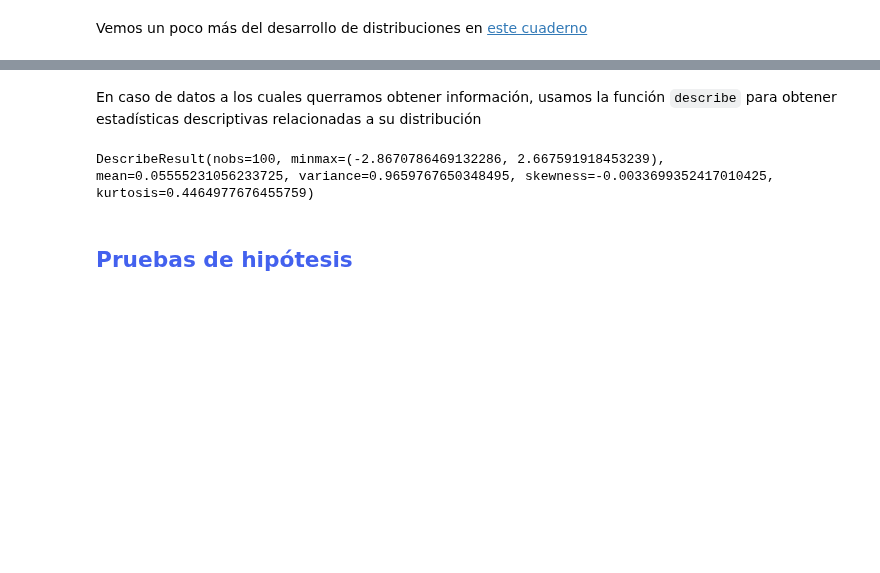
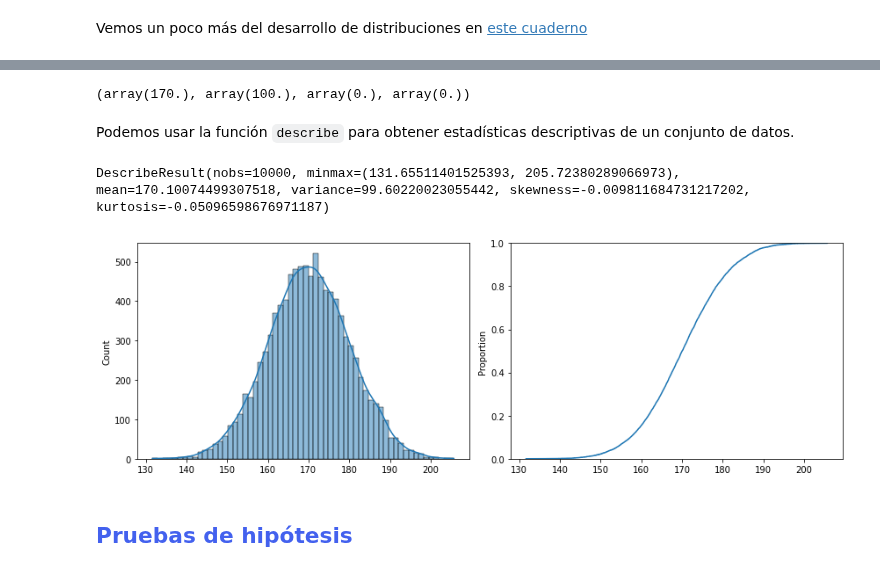
Before and after one commit to AprendizajeProfundo/diplomado-ciencia-de-datos, a Jupyter notebook: Matematicas-Estadistica/Cuadernos/Taller_scipy.ipynb, the cells around one changed output, grey strips where cells are left out. Saved outputs shown, nothing was run; the diff lists cells and outputs as text; code cells hidden in the pictures; blank space fills up the shorter version.

Commit message:
modificaciones a cuaderno scipy

```diff
--- a/Matematicas-Estadistica/Cuadernos/Taller_scipy.ipynb
+++ b/Matematicas-Estadistica/Cuadernos/Taller_scipy.ipynb
@@ -188,16 +217,34 @@ Vemos un poco más del desarrollo de distribuciones en [este cuaderno](Taller_di
+# %%
+# X1: Variable aleatoria Normal de media 170 y desviación estándar 10
+X1 = norm(loc=170, scale=10)
+# Medidas de la variable aleatoria (medidas poblacionales o teóricas)
+print(X1.stats(moments = 'mvsk'))
+# %% [output]
+(array(170.), array(100.), array(0.), array(0.))
+# %%
+from numpy.random import default_rng
+# Semilla para el mecanismo de generación de valores aleatorios
+rng = default_rng(20230811)
+# Generación de unos datos simulados provenientes de la anterior variable aleatoria
+datos = X1.rvs(size=10000, random_state=rng)
 # %% [markdown]
-En caso de datos a los cuales querramos obtener información, usamos la función `describe` para obtener estadísticas descriptivas relacionadas a su distribución
+Podemos usar la función `describe` para obtener estadísticas descriptivas de un conjunto de datos.
-# %%
-import numpy as np
-from scipy.stats import describe
-
-
-v = np.random.normal(size=100)
-res = describe(v)
-
-print(res)
-# %% [output]
-DescribeResult(nobs=100, minmax=(-2.8670786469132286, 2.667591918453239), mean=0.05555231056233725, variance=0.9659767650348495, skewness=-0.0033699352417010425, kurtosis=0.4464977676455759)
+# %%
+from scipy.stats import describe
+# Medidas de los datos (muestrales)
+print(describe(datos))
+# %% [output]
+DescribeResult(nobs=10000, minmax=(131.65511401525393, 205.72380289066973), mean=170.10074499307518, variance=99.60220023055442, skewness=-0.009811684731217202, kurtosis=-0.05096598676971187)
+# %%
+import matplotlib.pyplot as plt
+import seaborn as sns
+
+f, axs = plt.subplots(1, 2, figsize=[12, 4])
+sns.histplot(data=datos, ax=axs[0], kde=True)
+sns.ecdfplot(data=datos, ax=axs[1])
+f.tight_layout()
+# %% [output]
+[figure, added]
 # %% [markdown]
 ## <span style="color:#4361EE">Pruebas de hipótesis</span>
 # %% [markdown]
```
Also changed, not shown: parts of 36 cells of this notebook.
